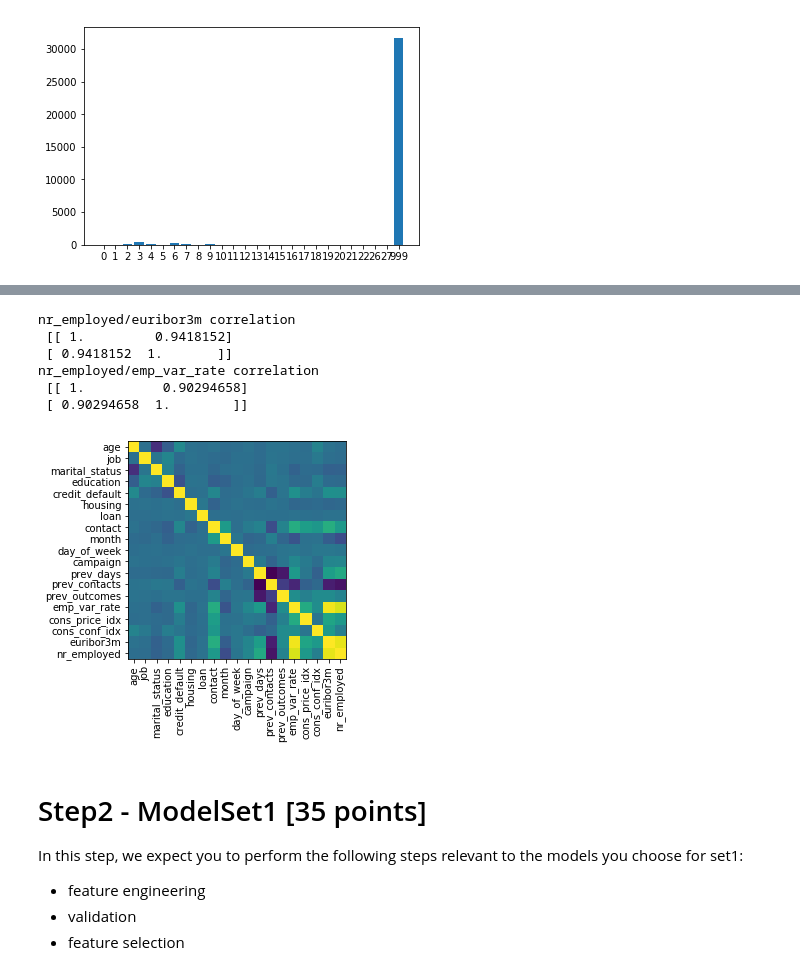
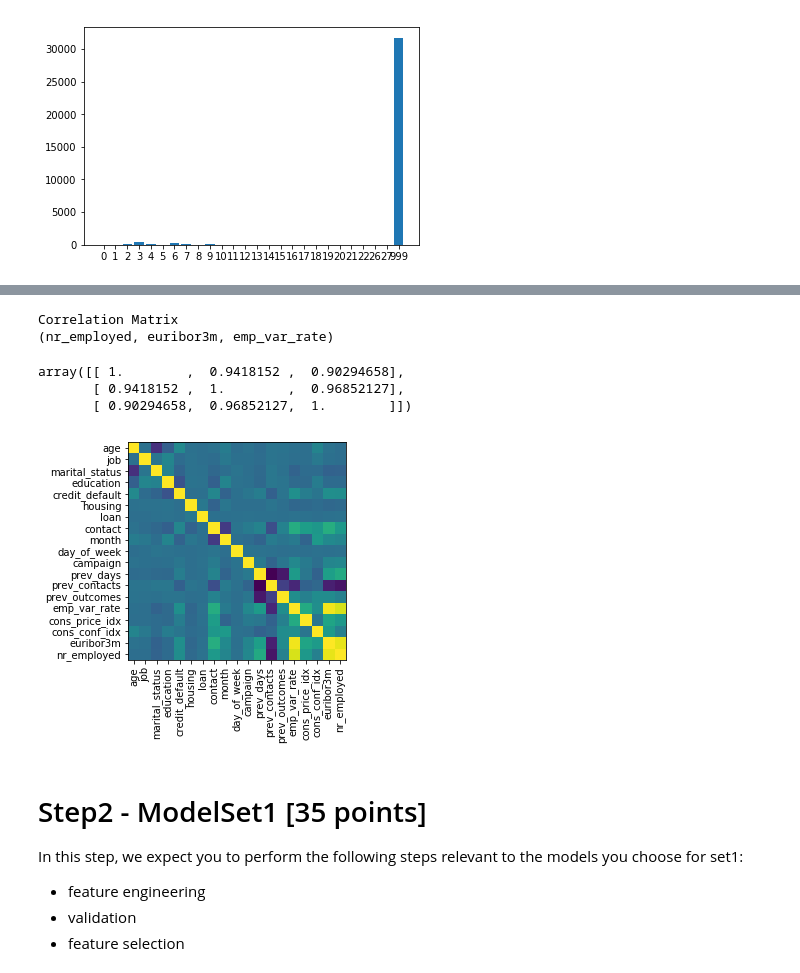
Before and after one commit to wl2522/BankMarketingCampaign, a Jupyter notebook: hw3_starter_notebook.ipynb, the cells around one changed output, grey strips where cells are left out. Drawn from its saved outputs; the diff is of its cells as text; code cells hidden in the pictures.

```diff
--- a/hw3_starter_notebook.ipynb
+++ b/hw3_starter_notebook.ipynb
@@ -303,22 +304,27 @@ Counter({'cellular': 20902, 'telephone': 12048})
 # %%
 #Create covariance matrix heatmap to check for correlated features
 
 
-cov = np.cov(scale(X_train), rowvar = False)
+cov = np.cov(scale(X), rowvar = False)
 plt.imshow(cov, cmap='viridis', interpolation='nearest')
-plt.xticks(range(len(list(X_train))), list(X_train), rotation = 'vertical')
-plt.yticks(range(len(list(X_train))), list(X_train))
+plt.xticks(range(len(list(X))), list(X), rotation = 'vertical')
+plt.yticks(range(len(list(X))), list(X))
 
-print('nr_employed/euribor3m correlation \n', np.corrcoef(data['nr_employed'], data['euribor3m']))
-print('nr_employed/emp_var_rate correlation \n', np.corrcoef(data['nr_employed'], data['emp_var_rate']))
+
+#Take a closer look at the three continuous variables with high covariance
+
+
+print('Correlation Matrix')
+print('(nr_employed, euribor3m, emp_var_rate)')
+
+np.corrcoef(np.stack((data['nr_employed'], data['euribor3m']), axis=0), data['emp_var_rate'])
 # %% [output]
-nr_employed/euribor3m correlation
- [[ 1.         0.9418152]
- [ 0.9418152  1.       ]]
-nr_employed/emp_var_rate correlation
- [[ 1.          0.90294658]
- [ 0.90294658  1.        ]]
+Correlation Matrix
+(nr_employed, euribor3m, emp_var_rate)
+array([[ 1.        ,  0.9418152 ,  0.90294658],
+       [ 0.9418152 ,  1.        ,  0.96852127],
+       [ 0.90294658,  0.96852127,  1.        ]])
-[figure, old version]
+[figure, new version]
 # %% [markdown]
 # Step2 - ModelSet1 [35 points]
 
```
Also changed, not shown: parts of 24 cells of this notebook, 1 other file.
